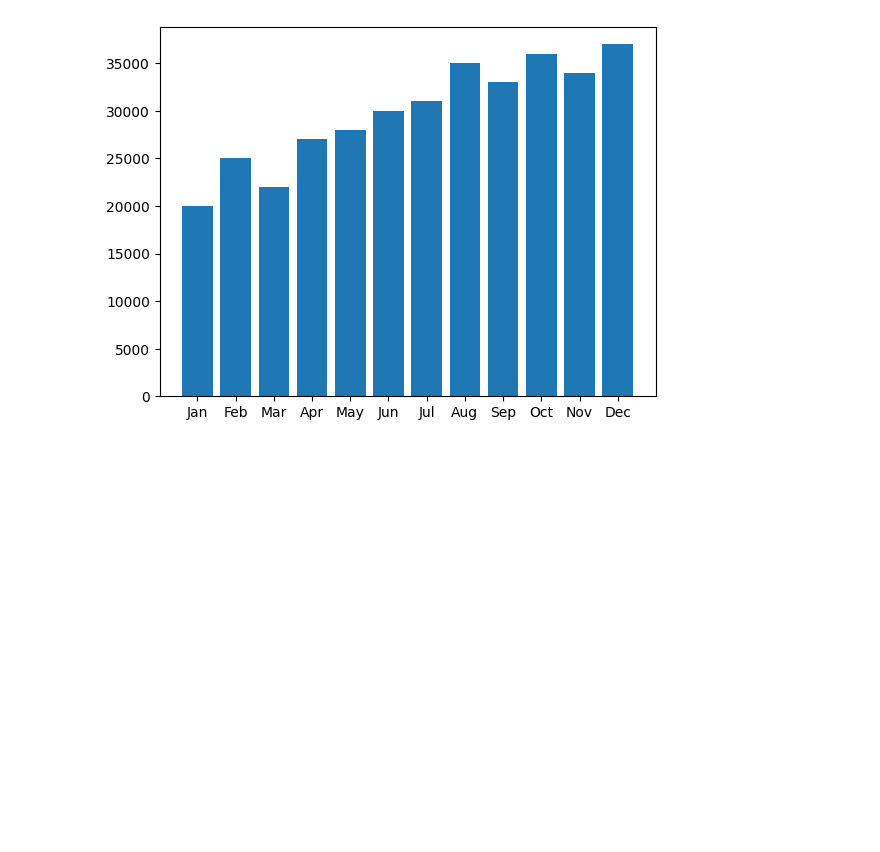
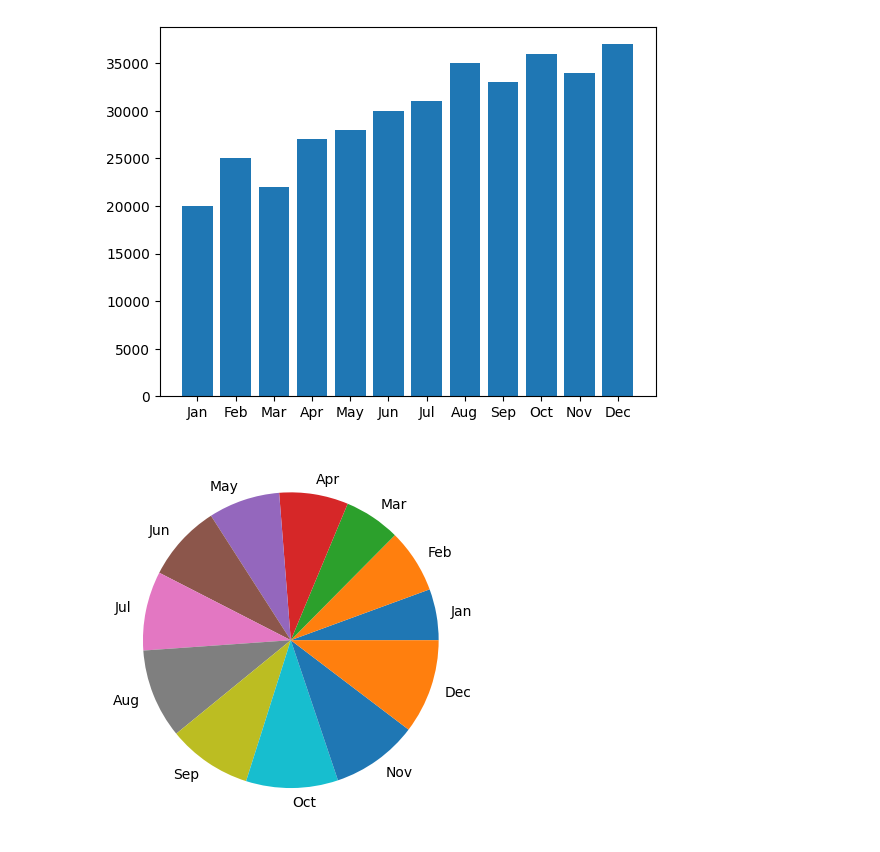
Before and after one commit to Yishak27/Python-training, a Jupyter notebook: datavisualization.ipynb, the cells around one changed output. Drawn from its saved outputs; the diff is of its cells as text; code cells hidden in the pictures; blank space fills up the shorter version.

```diff
--- a/datavisualization.ipynb
+++ b/datavisualization.ipynb
@@ -26,3 +26,8 @@ plt.bar(df["Month"], df["Transaction Amount"],align='center')
 # %% [output]
 <BarContainer object of 12 artists>
 [figure]
+# %%
+plt.pie(df["Transaction Amount"],data=df,labels=df["Month"],normalize='true',radius=1,textprops=None)
+plt.show()
+# %% [output]
+[figure, added]
```
